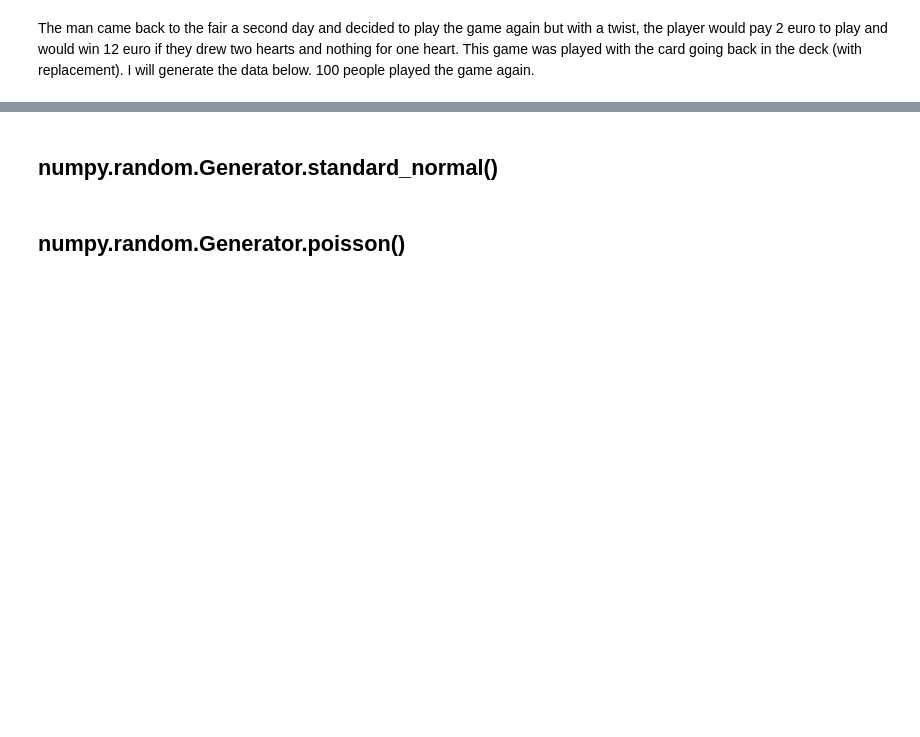
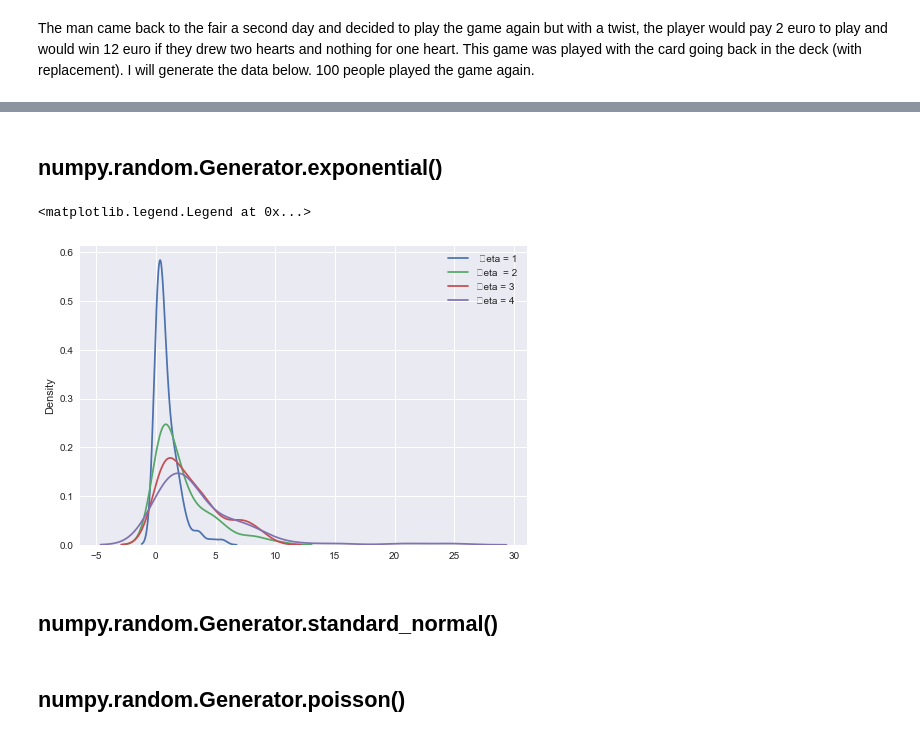
Before and after one commit to fionnmccarthy/ProgDA_Assignment, a Jupyter notebook: numpy-random.ipynb, the cells around one changed output, grey strips where cells are left out. Drawn from its saved outputs; the diff is of its cells as text; code cells hidden in the pictures; blank space fills up the shorter version.

Commit message:
Addition of exponential prob distribution functionsection

```diff
--- a/numpy-random.ipynb
+++ b/numpy-random.ipynb
@@ -618,3 +618,20 @@ plt.hist(dice_rolls, bins=6)
+# %% [markdown]
+## numpy.random.Generator.exponential()
+# %%
+w = rng.exponential(scale=1, size=100)
+x = rng.exponential(scale=2, size=100)
+y = rng.exponential(scale=3, size=100)
+z = rng.exponential(scale=4, size=100)
+
+sns.kdeplot(w)
+sns.kdeplot(x)
+sns.kdeplot(y)
+sns.kdeplot(z)
+
+plt.legend([" \beta = 1",  "\beta  = 2", "\beta = 3", "\beta = 4"])
+# %% [output]
+<matplotlib.legend.Legend at 0x...>
+[figure, added]
 # %% [markdown]
 ## numpy.random.Generator.standard_normal()
 # %% [markdown]
```
Also changed, not shown: parts of 45 cells of this notebook.
